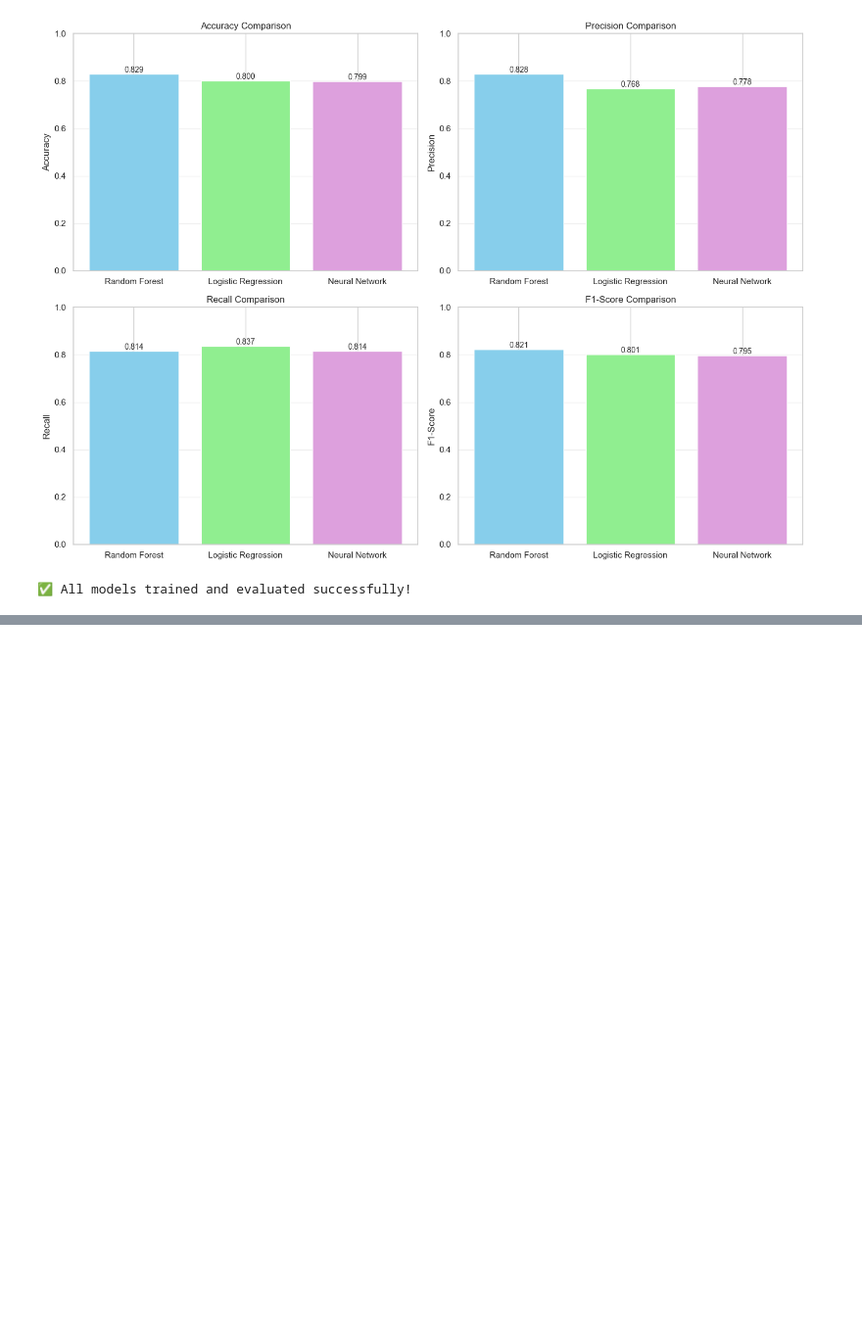
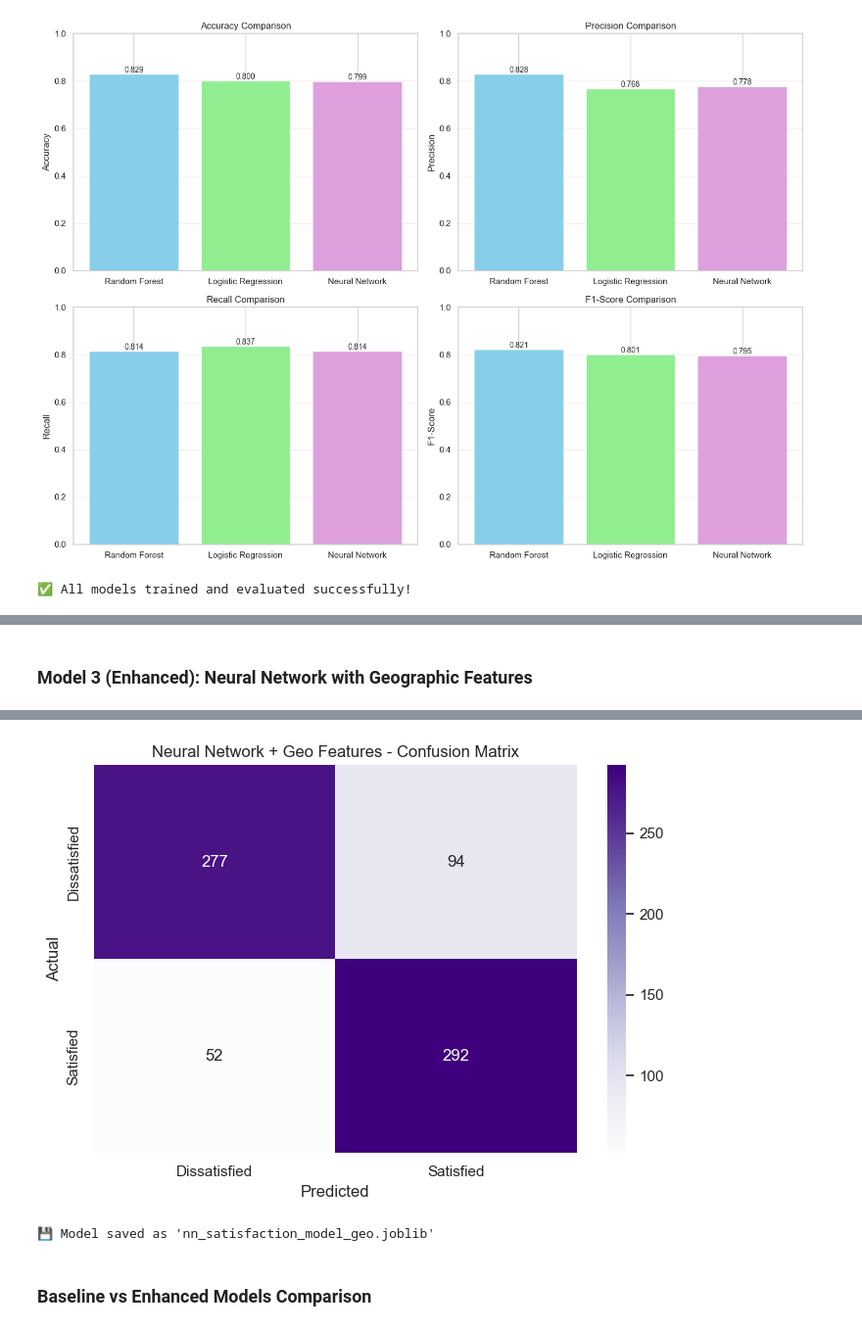
Before and after one commit to Ahmed-cmd-web/ACL2, a Jupyter notebook: main.ipynb, the cells around one changed output, grey strips where cells are left out. Shown at 98% size. Cells and saved outputs as stored; diff of their text form; code cells hidden in the pictures; blank space fills up the shorter version.

```diff
--- a/main.ipynb
+++ b/main.ipynb
@@ -1342,0 +1748,76 @@ BEST MODEL (by F1-Score): Random Forest with F1 = 0.8211
+# %% [markdown]
+### Model 3 (Enhanced): Neural Network with Geographic Features
+# %%
+# Build Neural Network with geographic features
+print("=" * 80)
+print("ENHANCED MODEL 3: NEURAL NETWORK + GEOGRAPHIC FEATURES")
+print("=" * 80)
+
+# Preprocessing pipeline (same as others)
+preprocessor_nn_geo = ColumnTransformer(
+    transformers=[
+        ('num', StandardScaler(), numerical_features_geo),
+        ('cat', OneHotEncoder(handle_unknown='ignore', sparse_output=False), categorical_features_geo)
+    ])
+
+# Neural Network pipeline (same architecture as baseline)
+nn_pipeline_geo = Pipeline([
+    ('preprocessor', preprocessor_nn_geo),
+    ('classifier', MLPClassifier(
+        hidden_layer_sizes=(64, 32),
+        activation='relu',
+        solver='adam',
+        alpha=0.0001,
+        batch_size='auto',
+        learning_rate='adaptive',
+        learning_rate_init=0.001,
+        max_iter=300,
+        random_state=42,
+        early_stopping=True,
+        validation_fraction=0.1,
+        n_iter_no_change=10,
+        verbose=False
+    ))
+])
+
+# Train
+print("\n🧠 Training Neural Network with coordinates...")
+print("Architecture: Input → 64 → 32 → Output")
+nn_pipeline_geo.fit(X_train_geo, y_train_geo)
+print("✅ Training complete!")
+
+# Predict
+y_pred_nn_geo = nn_pipeline_geo.predict(X_test_geo)
+y_pred_proba_nn_geo = nn_pipeline_geo.predict_proba(X_test_geo)
+
+# Evaluate
+print("\n--- Neural Network + Geographic Features Evaluation ---")
+acc_nn_geo = accuracy_score(y_test_geo, y_pred_nn_geo)
+prec_nn_geo = precision_score(y_test_geo, y_pred_nn_geo)
+rec_nn_geo = recall_score(y_test_geo, y_pred_nn_geo)
+f1_nn_geo = f1_score(y_test_geo, y_pred_nn_geo)
+
+print(f"Accuracy:  {acc_nn_geo:.4f}")
+print(f"Precision: {prec_nn_geo:.4f}")
+print(f"Recall:    {rec_nn_geo:.4f}")
+print(f"F1-Score:  {f1_nn_geo:.4f}")
+
+print("\nClassification Report:")
+print(classification_report(y_test_geo, y_pred_nn_geo, target_names=['Dissatisfied', 'Satisfied']))
+
+# Confusion Matrix
+cm_nn_geo = confusion_matrix(y_test_geo, y_pred_nn_geo)
+plt.figure(figsize=(7, 5))
+sns.heatmap(cm_nn_geo, annot=True, fmt='d', cmap='Purples',
+            xticklabels=['Dissatisfied', 'Satisfied'],
+            yticklabels=['Dissatisfied', 'Satisfied'])
+plt.title('Neural Network + Geo Features - Confusion Matrix')
+plt.xlabel('Predicted')
+plt.ylabel('Actual')
+plt.tight_layout()
+plt.show()
+
+# Save model
+joblib.dump(nn_pipeline_geo, 'nn_satisfaction_model_geo.joblib')
+print("\n💾 Model saved as 'nn_satisfaction_model_geo.joblib'")
+# %% [output]
@@ -1342,0 +1841,4 @@ BEST MODEL (by F1-Score): Random Forest with F1 = 0.8211
+[figure, added]
+💾 Model saved as 'nn_satisfaction_model_geo.joblib'
+# %% [markdown]
+### Baseline vs Enhanced Models Comparison
```
Also changed, not shown: parts of 42 cells of this notebook.
